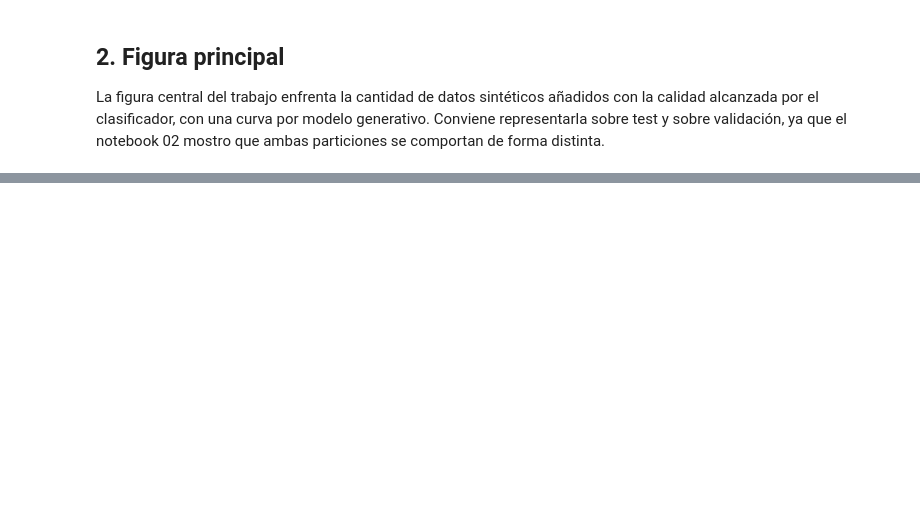
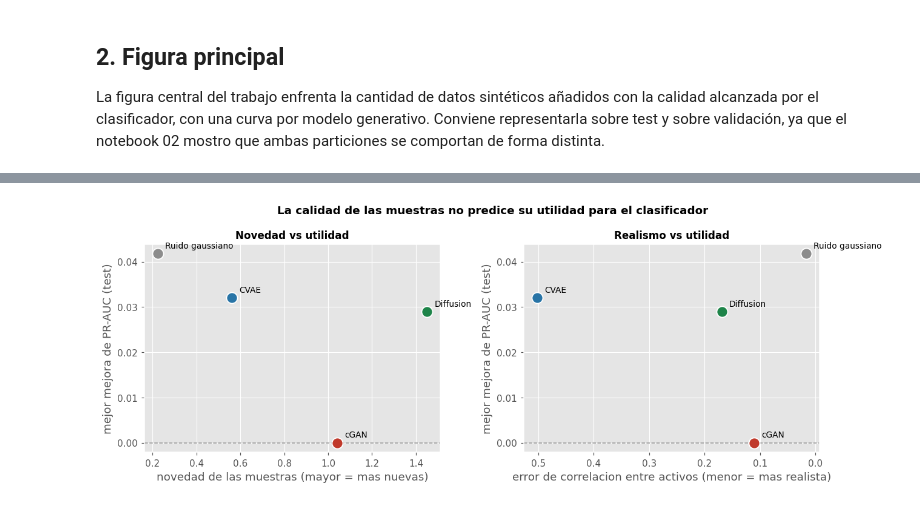
Before and after one commit to raulrodriguezlr/B5-T1, a Jupyter notebook: notebooks/07_comparativa_final.ipynb, the cells around one changed output, grey strips where cells are left out. Saved outputs shown, nothing was run; the diff lists cells and outputs as text; code cells hidden in the pictures; blank space fills up the shorter version.

```diff
--- a/notebooks/07_comparativa_final.ipynb
+++ b/notebooks/07_comparativa_final.ipynb
@@ -165,0 +398,43 @@ entre semillas.
+# %%
+# Calidad de las muestras (novedad y realismo) frente a la mejor mejora lograda.
+ruta_cal = os.path.join(config.DIR_TABLAS, "calidad_frente_utilidad.csv")
+if os.path.exists(ruta_cal):
+    calidad = pd.read_csv(ruta_cal)
+else:
+    calidad = pd.DataFrame([
+        {"modelo": "Ruido gaussiano", "error de dispersion": 0.006652, "error de curtosis": 0.368556,
+         "error de correlacion": 0.016410, "novedad": 0.223213, "mejor variacion": 0.041785},
+        {"modelo": "cGAN", "error de dispersion": 0.039891, "error de curtosis": 0.687468,
+         "error de correlacion": 0.110071, "novedad": 1.041409, "mejor variacion": 0.000000},
+        {"modelo": "CVAE", "error de dispersion": 0.193608, "error de curtosis": 0.914336,
+         "error de correlacion": 0.501791, "novedad": 0.560540, "mejor variacion": 0.032058},
+        {"modelo": "Diffusion", "error de dispersion": 0.150999, "error de curtosis": 2.168401,
+         "error de correlacion": 0.169041, "novedad": 1.450399, "mejor variacion": 0.028914},
+    ])
+
+disp2key = {v: k for k, v in config.NOMBRES_MODELO.items()}
+color_de = lambda n: config.COLORES_MODELO.get(disp2key.get(n, ""), "#777777")
+
+fig, axes = plt.subplots(1, 2, figsize=(12, 4.4))
+def _panel(ax, xcol, xlabel, invertir=False):
+    for _, f in calidad.iterrows():
+        ax.scatter(f[xcol], f["mejor variacion"], s=140, color=color_de(f["modelo"]),
+                   zorder=3, edgecolor="white", linewidth=1.2)
+        ax.annotate(f["modelo"], (f[xcol], f["mejor variacion"]),
+                    textcoords="offset points", xytext=(8, 6), fontsize=9)
+    ax.axhline(0, color="#999999", linestyle="--", linewidth=1)
+    ax.set_xlabel(xlabel); ax.set_ylabel("mejor mejora de PR-AUC (test)")
+    if invertir:
+        ax.invert_xaxis()
+_panel(axes[0], "novedad", "novedad de las muestras (mayor = mas nuevas)")
+axes[0].set_title("Novedad vs utilidad")
+_panel(axes[1], "error de correlacion",
+       "error de correlacion entre activos (menor = mas realista)", invertir=True)
+axes[1].set_title("Realismo vs utilidad")
+fig.suptitle("La calidad de las muestras no predice su utilidad para el clasificador",
+             fontweight="bold")
+fig.tight_layout()
+graficos.guardar(fig, "07_calidad_vs_utilidad")
+plt.show()
+# %% [output]
+[figure, added]
```
Also changed, not shown: parts of 20 cells of this notebook, 7 other files.
